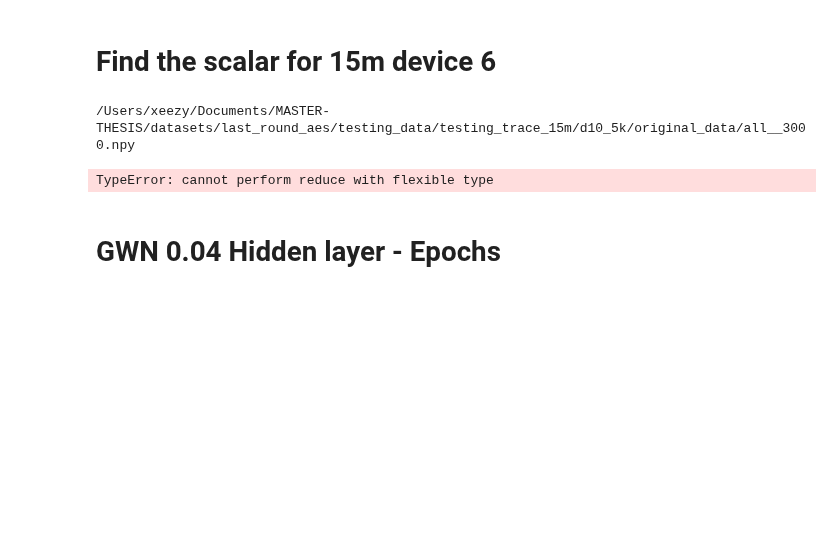
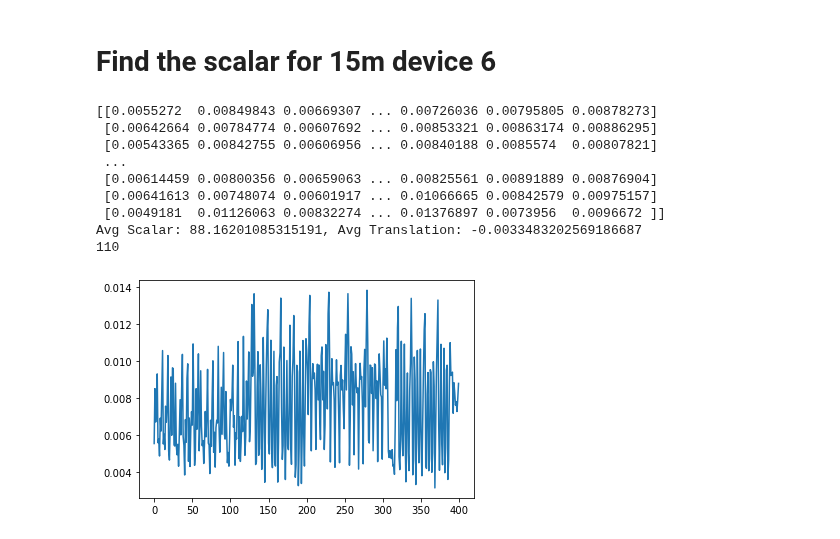
Before and after one commit to axelzedigh/MasterThesisResults, a Jupyter notebook: notebooks/Noise_visualization.ipynb, the cells around one changed output. Cells and saved outputs as stored; diff of their text form; code cells hidden in the pictures; blank space fills up the shorter version.

```diff
--- a/notebooks/Noise_visualization.ipynb
+++ b/notebooks/Noise_visualization.ipynb
@@ -126,34 +126,40 @@ plt.show()
 # %%
 DEVICE = 10
 PATH = f"datasets/last_round_aes/testing_data/testing_trace_15m/d{DEVICE}_5k/original_data/"
-FILE = "all__3000.npy"
-traces = os.path.join(MASTERTHESISTOP, PATH, FILE)
+FILE = "all__100.npy"
+traces = np.load(os.path.join(MASTERTHESISTOP, PATH, FILE))
 print(traces)
 averaging = 1
 
 #trace_select = np.random.sample(len(trace))
 #print(trace_select)
 scalars = []
 translations = []
 for trace in traces:
     MAX = np.max(trace)
     MIN = np.min(trace)
     #nor_one_trace_maxmin = (one_trace-MIN)/(MAX-MIN)
     scalar = 1/(MAX-MIN)
     translation = -MIN
     scalars.append(scalar)
     translations.append(translation)
 
 scalars = np.array(scalars)
 translations = np.array(translations)
 print(f"Avg Scalar: {scalars.mean()}, Avg Translation: {translations.mean()}")
 #nor_trace_maxmin.append(nor_one_trace_maxmin)
 print(translations.size)
 
 plt.plot(traces[0])
 plt.show()
 # %% [output]
-/Users/xeezy/Documents/MASTER-THESIS/datasets/last_round_aes/testing_data/testing_trace_15m/d10_5k/original_data/all__3000.npy
+[[0.0055272  0.00849843 0.00669307 ... 0.00726036 0.00795805 0.00878273]
+ [0.00642664 0.00784774 0.00607692 ... 0.00853321 0.00863174 0.00886295]
+ [0.00543365 0.00842755 0.00606956 ... 0.00840188 0.0085574  0.00807821]
+ ...
+ [0.00614459 0.00800356 0.00659063 ... 0.00825561 0.00891889 0.00876904]
+ [0.00641613 0.00748074 0.00601917 ... 0.01066665 0.00842579 0.00975157]
+ [0.0049181  0.01126063 0.00832274 ... 0.01376897 0.0073956  0.0096672 ]]
+Avg Scalar: 88.16201085315191, Avg Translation: -0.0033483202569186687
+110
-TypeError: cannot perform reduce with flexible type
+[figure, added]
-# %% [markdown]
-# GWN 0.04 Hidden layer - Epochs
```
Also changed, not shown: parts of 7 cells of this notebook.
